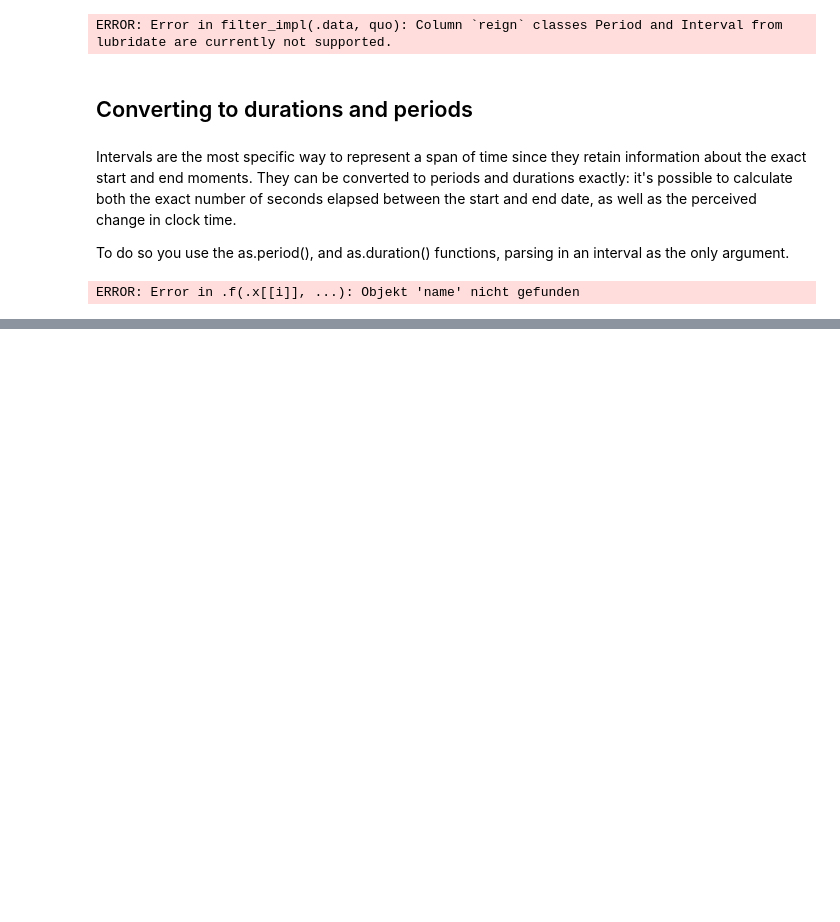
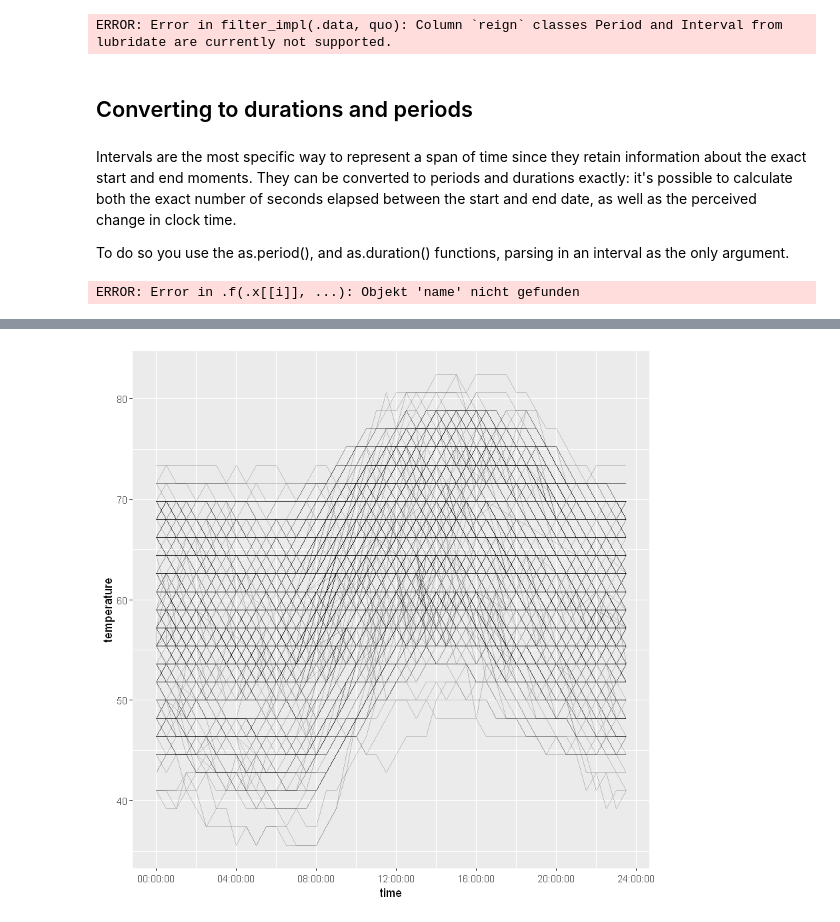
Before and after one commit to KarinRoe/R_datacamp, a Jupyter notebook: Dates_and_times_in_R.ipynb, the cells around one changed output, grey strips where cells are left out. Drawn from its saved outputs; the diff is of its cells as text; code cells hidden in the pictures; blank space fills up the shorter version.

Commit message:
stamp, fast time, timezones

```diff
--- a/Dates_and_times_in_R.ipynb
+++ b/Dates_and_times_in_R.ipynb
@@ -703,0 +759,15 @@ ERROR: Error in time_zone(): konnte Funktion "time_zone" nicht finden
+# %%
+# Examine datetime and date_utc columns
+head(akl_hourly$datetime)
+head(akl_hourly$date_utc)
+
+# Force datetime to Pacific/Auckland
+akl_hourly <- akl_hourly %>%
+  mutate(
+    datetime = force_tz(datetime, tzone = "Pacific/Auckland"))
+
+# Reexamine datetime
+head(akl_hourly$datetime)
+
+# Are datetime and date_utc the same moments
+table(akl_hourly$datetime - akl_hourly$date_utc)
@@ -703,0 +796,11 @@ ERROR: Error in time_zone(): konnte Funktion "time_zone" nicht finden
+# %%
+# Examine structure of time column
+str(akl_hourly$time)
+
+# Examine head of time column
+head(akl_hourly$time)
+
+# A plot using just time
+ggplot(akl_hourly, aes(x = time, y = temperature)) +
+  geom_line(aes(group = make_date(year, month, mday)), alpha = 0.2)
+# %% [output]
@@ -703,0 +815 @@ ERROR: Error in time_zone(): konnte Funktion "time_zone" nicht finden
+[figure, added]
```
Also changed, not shown: parts of 22 cells of this notebook.
